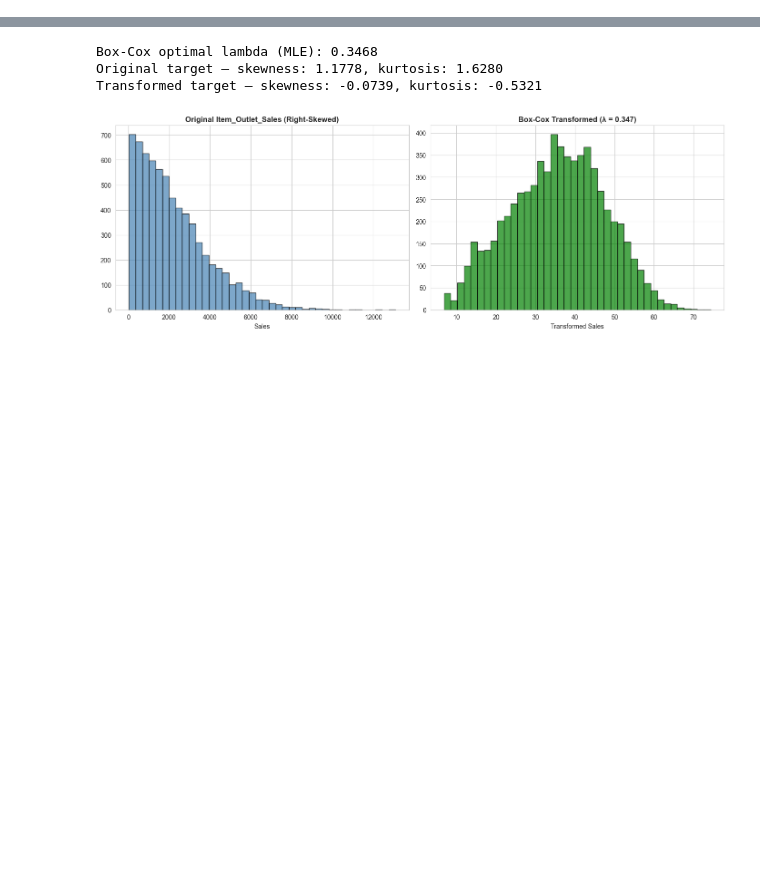
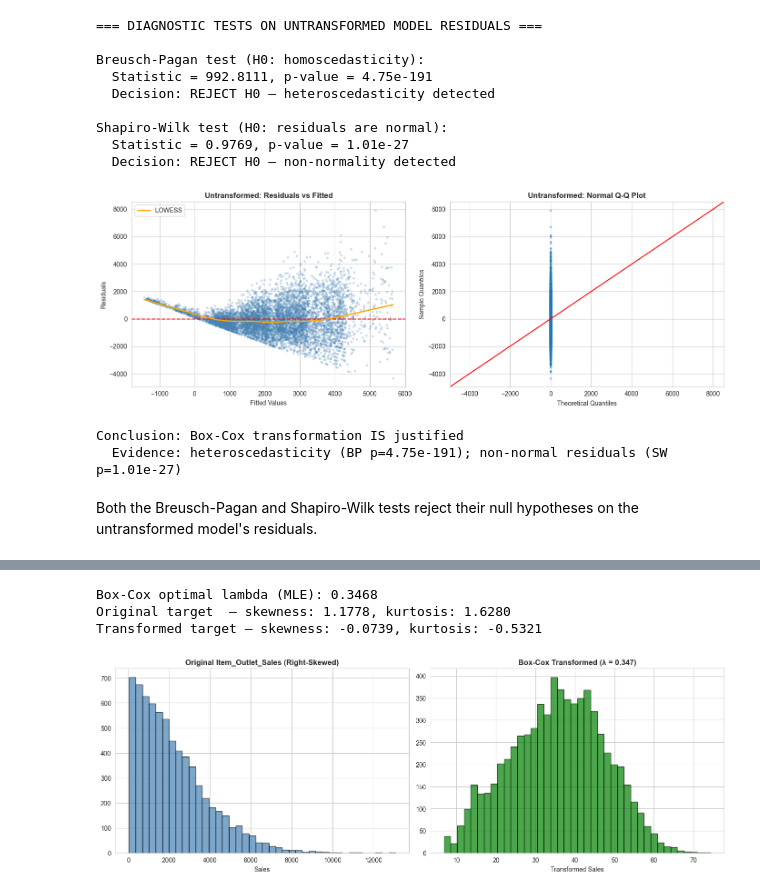
Before and after one commit to baobean/CSC14005-Lab2, a Jupyter notebook: Model/feature_subset_selection.ipynb, the cells around one changed output, grey strips where cells are left out. Drawn from its saved outputs; the diff is of its cells as text; code cells hidden in the pictures; blank space fills up the shorter version.

```diff
--- a/Model/feature_subset_selection.ipynb
+++ b/Model/feature_subset_selection.ipynb
@@ -111,0 +87,78 @@ The scatterplot matrix reveals that `Item_Outlet_Sales` is right-skewed. Non-con
+# %%
+# Define feature groups
+continuous_features = ['Item_Weight', 'Item_Visibility', 'Item_MRP', 'Outlet_Years']
+categorical_features = ['Item_Fat_Content', 'Item_Type',
+                        'Outlet_Size', 'Outlet_Location_Type', 'Outlet_Type']
+
+def make_formula(target, cont_list, cat_list):
+    terms = list(cont_list) + [f'C({c})' for c in cat_list]
+    if not terms:
+        return f'{target} ~ 1'
+    return f'{target} ~ ' + ' + '.join(terms)
+
+# Fit baseline model on UNTRANSFORMED target
+baseline_raw_formula = make_formula('Item_Outlet_Sales', continuous_features, categorical_features)
+baseline_raw_model = smf.ols(baseline_raw_formula, data=train_df).fit()
+
+# Diagnostic tests on the untransformed model's residuals
+resid_raw = baseline_raw_model.resid
+fitted_raw = baseline_raw_model.fittedvalues
+
+# Breusch-Pagan test for heteroscedasticity
+bp_stat, bp_pval, _, _ = het_breuschpagan(resid_raw, baseline_raw_model.model.exog)
+
+# Shapiro-Wilk test for normality (subsample for computational feasibility)
+rng = np.random.RandomState(42)
+resid_sample = rng.choice(resid_raw, size=min(5000, len(resid_raw)), replace=False)
+sw_stat, sw_pval = shapiro(resid_sample)
+
+print("=== DIAGNOSTIC TESTS ON UNTRANSFORMED MODEL RESIDUALS ===")
+print(f"\nBreusch-Pagan test (H0: homoscedasticity):")
+print(f"  Statistic = {bp_stat:.4f}, p-value = {bp_pval:.2e}")
+print(f"  Decision: {'REJECT H0 — heteroscedasticity detected' if bp_pval < 0.05 else 'Fail to reject H0'}")
+
+print(f"\nShapiro-Wilk test (H0: residuals are normal):")
+print(f"  Statistic = {sw_stat:.4f}, p-value = {sw_pval:.2e}")
+print(f"  Decision: {'REJECT H0 — non-normality detected' if sw_pval < 0.05 else 'Fail to reject H0'}")
+
+# Residual plots
+fig, axes = plt.subplots(1, 2, figsize=(14, 5))
+
+axes[0].scatter(fitted_raw, resid_raw, alpha=0.2, s=8, color='steelblue')
+axes[0].axhline(y=0, color='red', linestyle='--')
+smooth = lowess(resid_raw, fitted_raw, frac=0.3)
+axes[0].plot(smooth[:, 0], smooth[:, 1], color='orange', linewidth=2, label='LOWESS')
+axes[0].set_xlabel('Fitted Values')
+axes[0].set_ylabel('Residuals')
+axes[0].set_title('Untransformed: Residuals vs Fitted', fontweight='bold')
+axes[0].legend()
+
+sm.qqplot(resid_raw, line='45', ax=axes[1], markersize=3, alpha=0.3)
+axes[1].set_title('Untransformed: Normal Q-Q Plot', fontweight='bold')
+plt.tight_layout()
+plt.show()
+
+need_transform = bp_pval < 0.05 or sw_pval < 0.05
+print(f"\nConclusion: {'Box-Cox transformation IS justified' if need_transform else 'No transformation needed'}")
+if need_transform:
+    reasons = []
+    if bp_pval < 0.05:
+        reasons.append(f"heteroscedasticity (BP p={bp_pval:.2e})")
+    if sw_pval < 0.05:
+        reasons.append(f"non-normal residuals (SW p={sw_pval:.2e})")
+    print(f"  Evidence: {'; '.join(reasons)}")
+# %% [output]
+=== DIAGNOSTIC TESTS ON UNTRANSFORMED MODEL RESIDUALS ===
+
+Breusch-Pagan test (H0: homoscedasticity):
+  Statistic = 992.8111, p-value = 4.75e-191
+  Decision: REJECT H0 — heteroscedasticity detected
+
+Shapiro-Wilk test (H0: residuals are normal):
+  Statistic = 0.9769, p-value = 1.01e-27
+  Decision: REJECT H0 — non-normality detected
+[figure, added]
+Conclusion: Box-Cox transformation IS justified
+  Evidence: heteroscedasticity (BP p=4.75e-191); non-normal residuals (SW p=1.01e-27)
+# %% [markdown]
+Both the Breusch-Pagan and Shapiro-Wilk tests reject their null hypotheses on the untransformed model's residuals.
```
Also changed, not shown: parts of 83 cells of this notebook, 1 other file.
